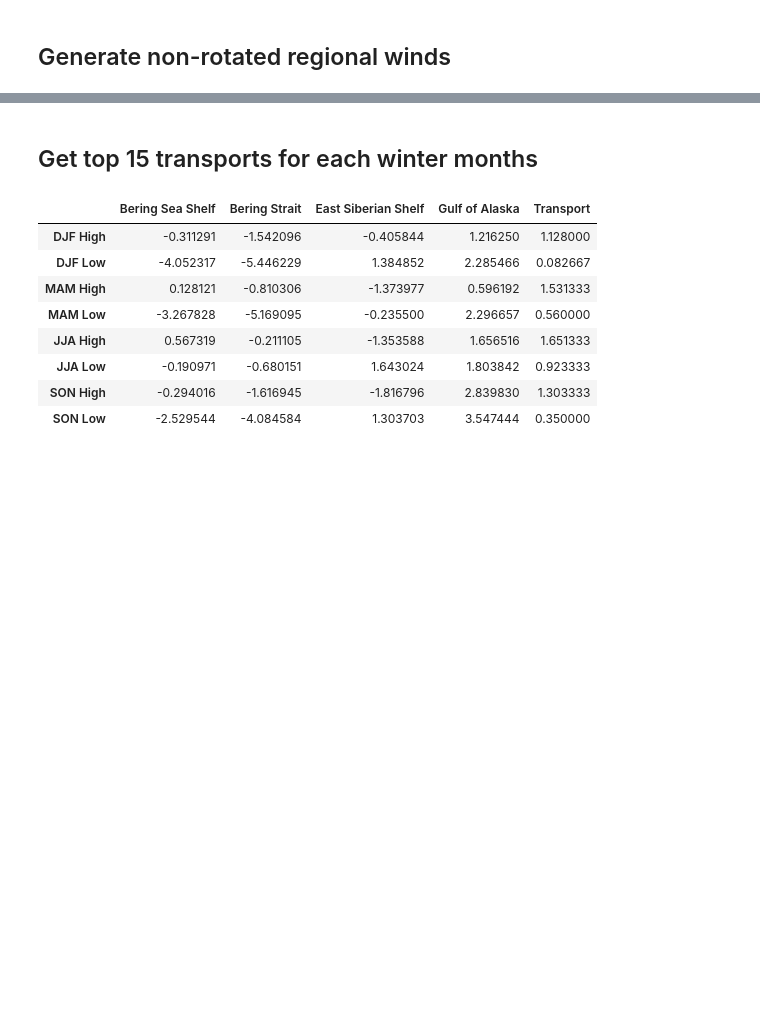
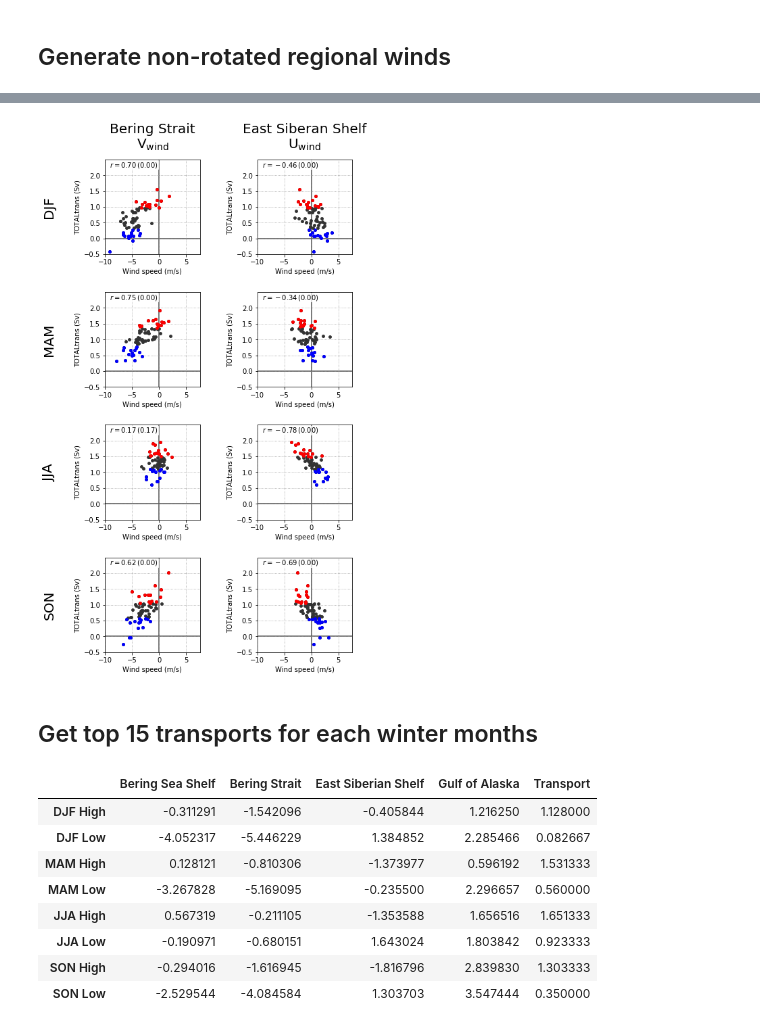
Before and after one commit to andypbarrett/BeringStraitHeatFlux, a Jupyter notebook: notebooks/correlate_regional_winds_and_transport_pub.ipynb, the cells around one changed output, grey strips where cells are left out. Saved outputs shown, nothing was run; the diff lists cells and outputs as text; code cells hidden in the pictures; blank space fills up the shorter version.

Commit message:
made host agnostic and modified plotting

```diff
--- a/notebooks/correlate_regional_winds_and_transport_pub.ipynb
+++ b/notebooks/correlate_regional_winds_and_transport_pub.ipynb
@@ -318,6 +322,6 @@ df_rotated.head()
 # %%
 def plot_panel(df, ax, x, y, season, hidex=False, hidey=False, xmin=-10., xmax=5., ymin=-0.5, ymax=2.5, grid=False,
-               ylabel='Transport (Sv)'):
+               ylabel='Transport (Sv)', markersize=10):
 
     ssnDict = {'DJF': [12,1,2],
                'MAM': [3,4,5],
@@ -329,13 +333,13 @@ def plot_panel(df, ax, x, y, season, hidex=False, hidey=False, xmin=-10., xmax=5
     yy = df[df.index.month.isin(ssnDict[season])][y]
     corr = stats.pearsonr(xx,yy)
 
-    df[df.index.month.isin(ssnDict[season])].plot.scatter(y=y, x=x, color='k', ax=ax, zorder=2)
+    df[df.index.month.isin(ssnDict[season])].plot.scatter(y=y, x=x, color='0.2', ax=ax, zorder=2, s=markersize)
 
     dfTop = df[df.index.month.isin(ssnDict[season])].sort_values(by='Transport', ascending=False).iloc[:15, :]
-    dfTop.plot.scatter(y=y, x=x, color='r', ax=ax, zorder=2)
+    dfTop.plot.scatter(y=y, x=x, color='r', ax=ax, zorder=2, s=markersize)
 
     dfBot = df[df.index.month.isin(ssnDict[season])].sort_values(by='Transport', ascending=True).iloc[:15, :]
-    dfBot.plot.scatter(y=y, x=x, color='b', ax=ax, zorder=2)
+    dfBot.plot.scatter(y=y, x=x, color='b', ax=ax, zorder=2, s=markersize)
 
     ax.set_ylim(ymin,ymax)
     ax.set_xlim(xmin,xmax)
@@ -509,30 +511,33 @@ fig.savefig('transport_vs_regional_wind_raw.png')
 # %%
-fig, ax = plt.subplots(4, 2, figsize=(5.1,10), gridspec_kw = {'wspace':0.4, 'hspace':0.4, 'top': 0.8, 'right':.95, 'left': 0.2})
+scale = 1.5
+markersize=15
+
+fig, ax = plt.subplots(4, 2, figsize=(scale*5.1,scale*10), gridspec_kw = {'wspace':0.2, 'hspace':0.4, 'top': 0.8, 'right':.95, 'left': 0.2})
 
 plot_panel(df_raw, ax[0,0], 'Bering Strait', 'Transport', 'DJF', hidex=False, hidey=False, xmax=7.5, grid=True,
-           ylabel='TOTALtrans (Sv)')
+           ylabel='TOTALtrans (Sv)', markersize=markersize)
 plot_panel(df_raw, ax[0,1], 'East Siberian Shelf', 'Transport', 'DJF', hidex=False, hidey=False, xmax=7.5, grid=True,
-           ylabel='TOTALtrans (Sv)')
+           ylabel='TOTALtrans (Sv)', markersize=markersize)
 
 plot_panel(df_raw, ax[1,0], 'Bering Strait', 'Transport', 'MAM', hidex=False, hidey=False, xmax=7.5, grid=True,
-           ylabel='TOTALtrans (Sv)')
+           ylabel='TOTALtrans (Sv)', markersize=markersize)
 plot_panel(df_raw, ax[1,1], 'East Siberian Shelf', 'Transport', 'MAM', hidex=False, hidey=False, xmax=7.5, grid=True,
-           ylabel='TOTALtrans (Sv)')
+           ylabel='TOTALtrans (Sv)', markersize=markersize)
 
 plot_panel(df_raw, ax[2,0], 'Bering Strait', 'Transport', 'JJA', hidex=False, hidey=False, xmax=7.5, grid=True,
-           ylabel='TOTALtrans (Sv)')
+           ylabel='TOTALtrans (Sv)', markersize=markersize)
 plot_panel(df_raw, ax[2,1], 'East Siberian Shelf', 'Transport', 'JJA', hidex=False, hidey=False, xmax=7.5, grid=True,
-           ylabel='TOTALtrans (Sv)')
+           ylabel='TOTALtrans (Sv)', markersize=markersize)
 
 plot_panel(df_raw, ax[3,0], 'Bering Strait', 'Transport', 'SON', hidex=False, hidey=False, xmax=7.5, grid=True,
-           ylabel='TOTALtrans (Sv)')
+           ylabel='TOTALtrans (Sv)', markersize=markersize)
 plot_panel(df_raw, ax[3,1], 'East Siberian Shelf', 'Transport', 'SON', hidex=False, hidey=False, xmax=7.5, grid=True,
-           ylabel='TOTALtrans (Sv)')
+           ylabel='TOTALtrans (Sv)', markersize=markersize)
 #ax[3,1].yaxis.tick_right()
 #ax[3,1].yaxis.set_label_position('right')
 
 # Add text
-fontsize=14
+fontsize=20
 p0 = ax[0,0].get_position()
 fig.text(p0.x0+0.5*p0.width, p0.y1+0.01, 'Bering Strait\n'+r'$\mathregular{V_{wind}}$',
          horizontalalignment='center', verticalalignment='bottom', fontsize=fontsize)
@@ -542,16 +547,16 @@ fig.text(p0.x0+0.5*p0.width, p0.y1+0.01, 'East Siberan Shelf\n'+r'$\mathregular{
 
 p0 = ax[0,0].get_position()
 fig.text(p0.x0-0.15, p0.y0+0.5*p0.height, 'DJF',
-         horizontalalignment='center', verticalalignment='center', fontsize=15, rotation='vertical')
+         horizontalalignment='center', verticalalignment='center', fontsize=fontsize, rotation='vertical')
 p0 = ax[1,0].get_position()
 fig.text(p0.x0-0.15, p0.y0+0.5*p0.height, 'MAM',
-         horizontalalignment='center', verticalalignment='center', fontsize=15, rotation='vertical')
+         horizontalalignment='center', verticalalignment='center', fontsize=fontsize, rotation='vertical')
 p0 = ax[2,0].get_position()
 fig.text(p0.x0-0.15, p0.y0+0.5*p0.height, 'JJA',
-         horizontalalignment='center', verticalalignment='center', fontsize=15, rotation='vertical')
+         horizontalalignment='center', verticalalignment='center', fontsize=fontsize, rotation='vertical')
 p0 = ax[3,0].get_position()
 fig.text(p0.x0-0.15, p0.y0+0.5*p0.height, 'SON',
-         horizontalalignment='center', verticalalignment='center', fontsize=15, rotation='vertical')
+         horizontalalignment='center', verticalalignment='center', fontsize=fontsize, rotation='vertical')
 
 fig.savefig('transport_vs_regional_wind_raw_for_pub.png')
 # %% [output]
@@ -560,3 +563,4 @@ fig.savefig('transport_vs_regional_wind_raw_for_pub.png')
+[figure, added]
 # %% [markdown]
 ## Get top 15 transports for each winter months
 # %%
```
Also changed, not shown: parts of 11 cells of this notebook.
